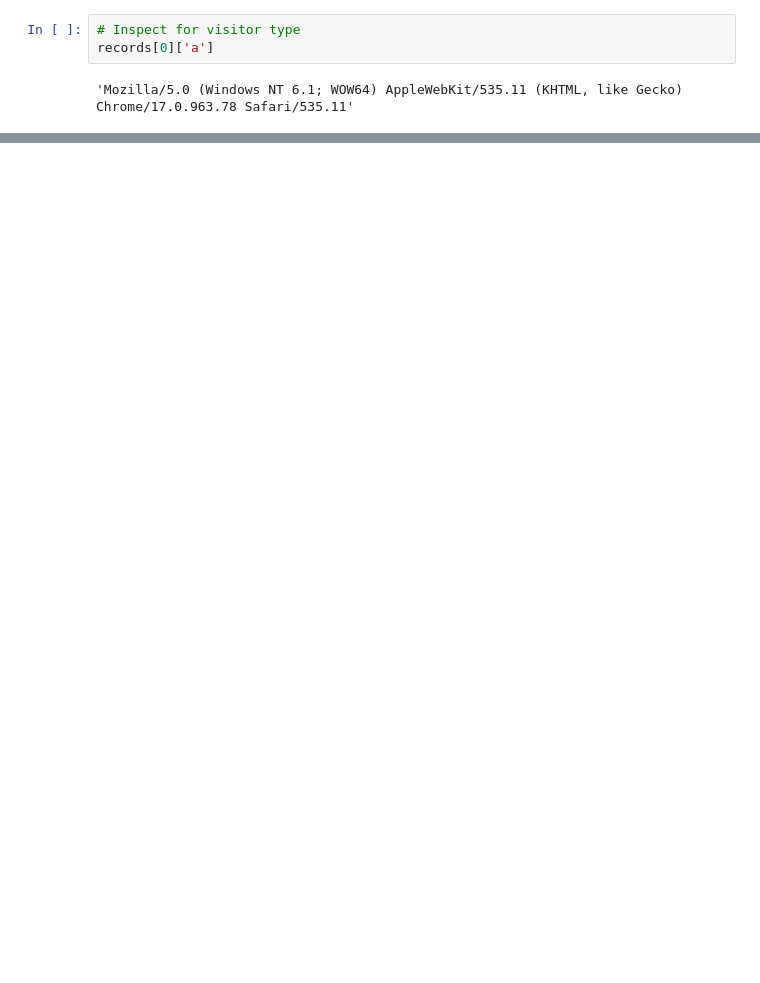
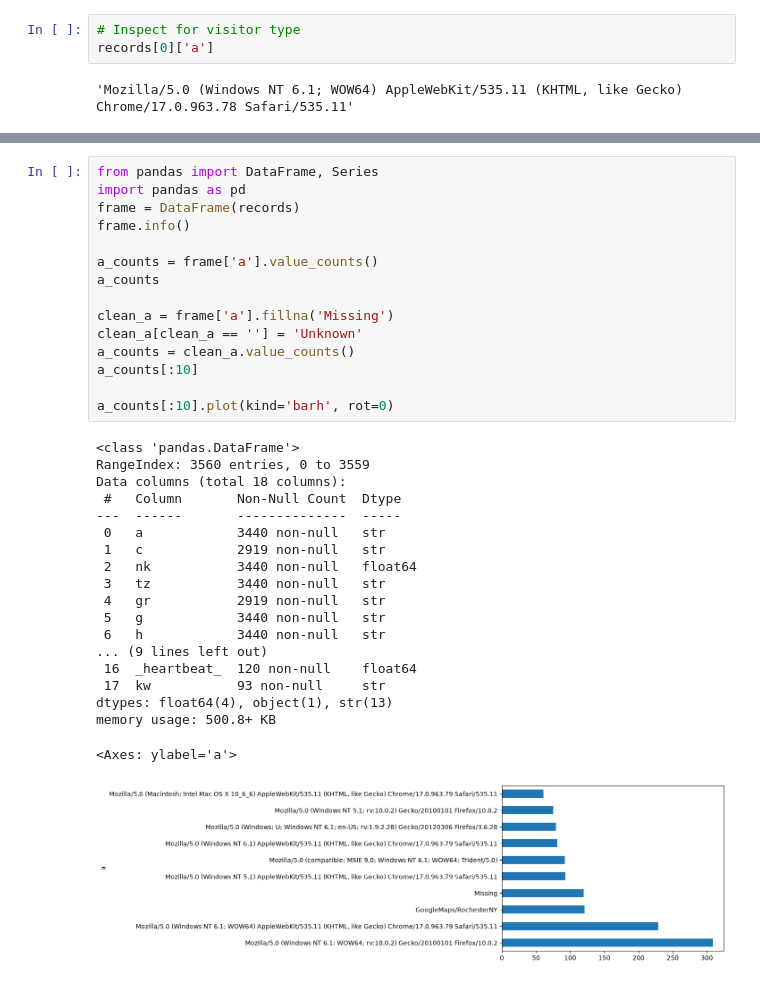
Before and after one commit to JAAM3/OS620-Lectures, a Jupyter notebook: notebooks/first_notebook.ipynb, the cells around one changed output, grey strips where cells are left out. Drawn from its saved outputs; the diff is of its cells as text; blank space fills up the shorter version.

Commit message:
data cleaning lecture

```diff
--- a/notebooks/first_notebook.ipynb
+++ b/notebooks/first_notebook.ipynb
@@ -117,0 +209,35 @@ records[0]['a']
+# %%
+from pandas import DataFrame, Series
+import pandas as pd
+frame = DataFrame(records)
+frame.info()
+
+a_counts = frame['a'].value_counts()
+a_counts
+
+clean_a = frame['a'].fillna('Missing')
+clean_a[clean_a == ''] = 'Unknown'
+a_counts = clean_a.value_counts()
+a_counts[:10]
+
+a_counts[:10].plot(kind='barh', rot=0)
+# %% [output]
+<class 'pandas.DataFrame'>
+RangeIndex: 3560 entries, 0 to 3559
+Data columns (total 18 columns):
+ #   Column       Non-Null Count  Dtype
+---  ------       --------------  -----
+ 0   a            3440 non-null   str
+ 1   c            2919 non-null   str
+ 2   nk           3440 non-null   float64
+ 3   tz           3440 non-null   str
+ 4   gr           2919 non-null   str
+ 5   g            3440 non-null   str
+ 6   h            3440 non-null   str
+... (9 lines left out)
+ 16  _heartbeat_  120 non-null    float64
+ 17  kw           93 non-null     str
+dtypes: float64(4), object(1), str(13)
+memory usage: 500.8+ KB
+<Axes: ylabel='a'>
+[figure, added]
```
Also changed, not shown: parts of 12 cells of this notebook, 3 other files.
